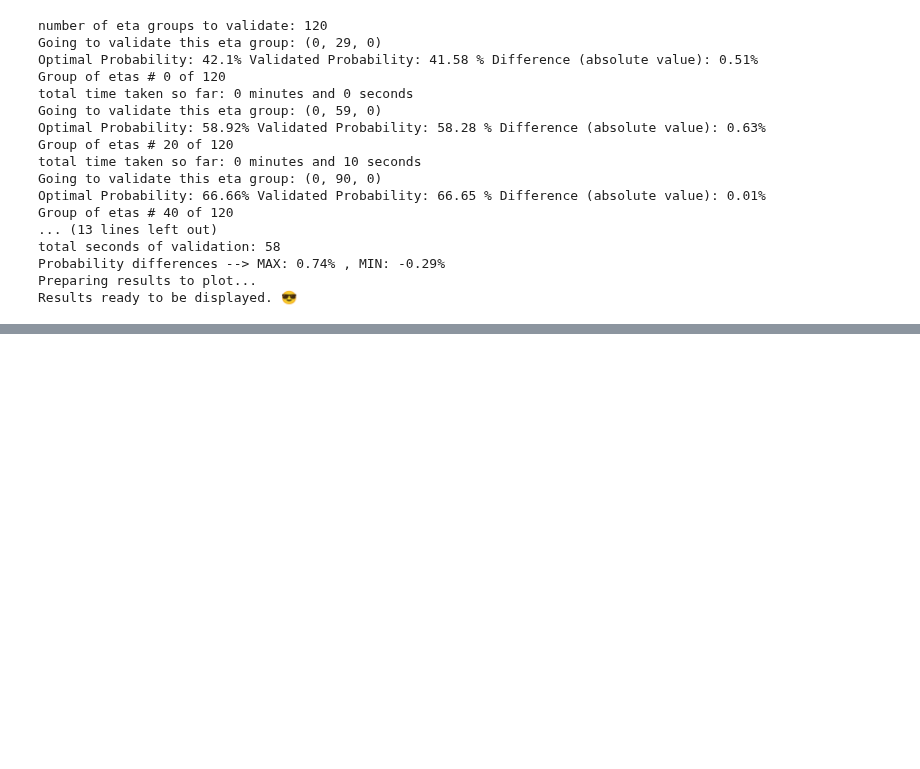
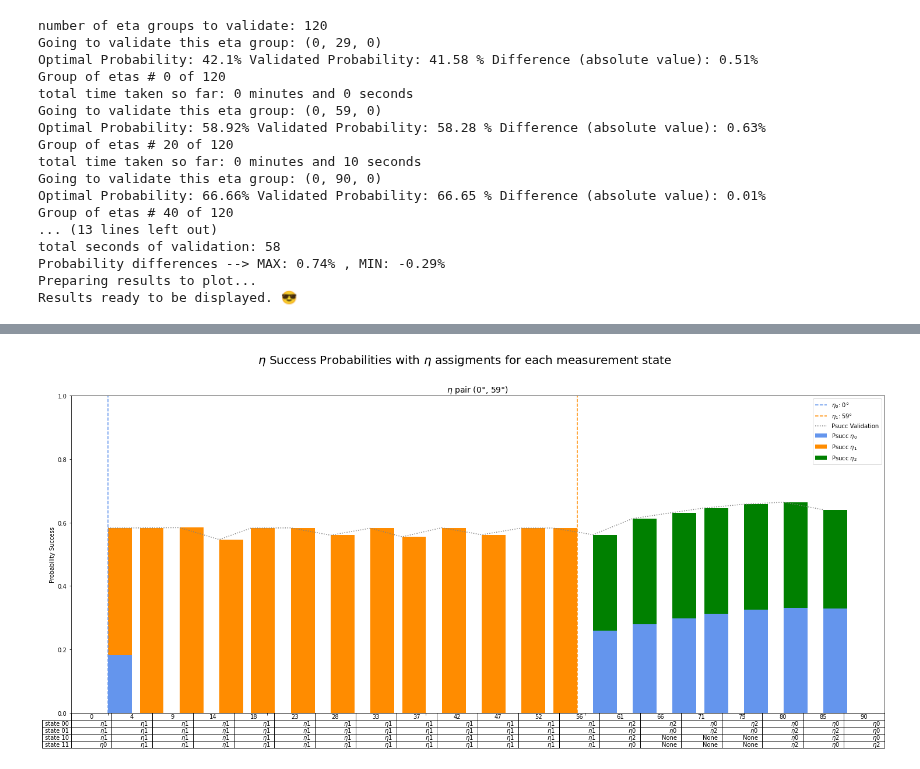
Before and after one commit to iamtxena/quantum-channel-discrimination, a Jupyter notebook: src/3-etas-results-analysis-validation.ipynb, the cells around one changed output, grey strips where cells are left out. Cells and saved outputs as stored; diff of their text form; code cells hidden in the pictures; blank space fills up the shorter version.

```diff
--- a/src/3-etas-results-analysis-validation.ipynb
+++ b/src/3-etas-results-analysis-validation.ipynb
@@ -91,0 +70,4 @@ plot_eta_assignments(validated_results.results_to_plot)
+# %%
+validated_results.plot_eta_assignments(eta_pair_index=1)
+# %% [output]
+[figure, added]
```
Also changed, not shown: parts of 12 cells of this notebook, 1 other file.
